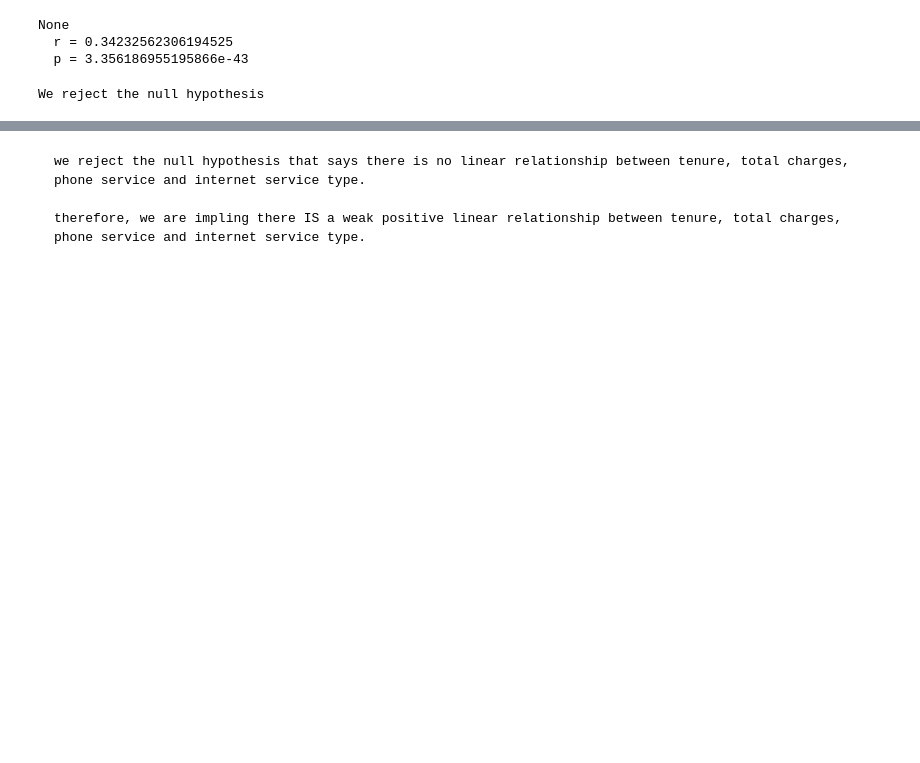
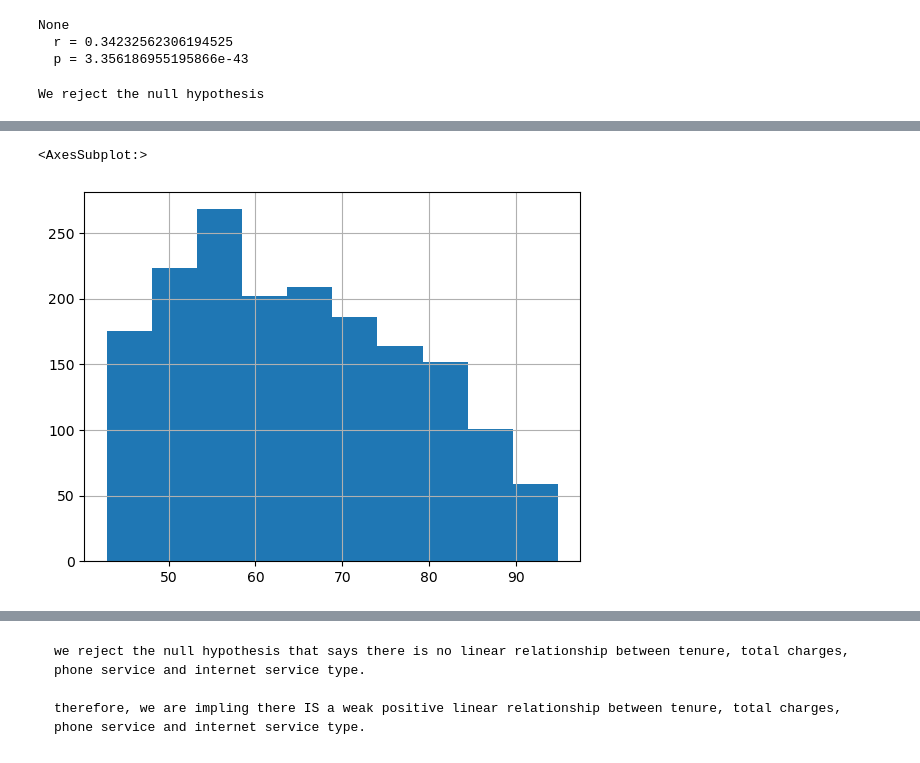
Before and after one commit to rosendo-lugo/statistics-exercises, a Jupyter notebook: hypothesis_testing.ipynb, the cells around one changed output, grey strips where cells are left out. Cells and saved outputs as stored; diff of their text form; code cells hidden in the pictures; blank space fills up the shorter version.

```diff
--- a/hypothesis_testing.ipynb
+++ b/hypothesis_testing.ipynb
@@ -825,0 +912,5 @@ We reject the null hypothesis
+# %%
+df_phone.monthly_charges.hist()
+# %% [output]
+<AxesSubplot:>
+[figure, added]
```
Also changed, not shown: parts of 122 cells of this notebook.
